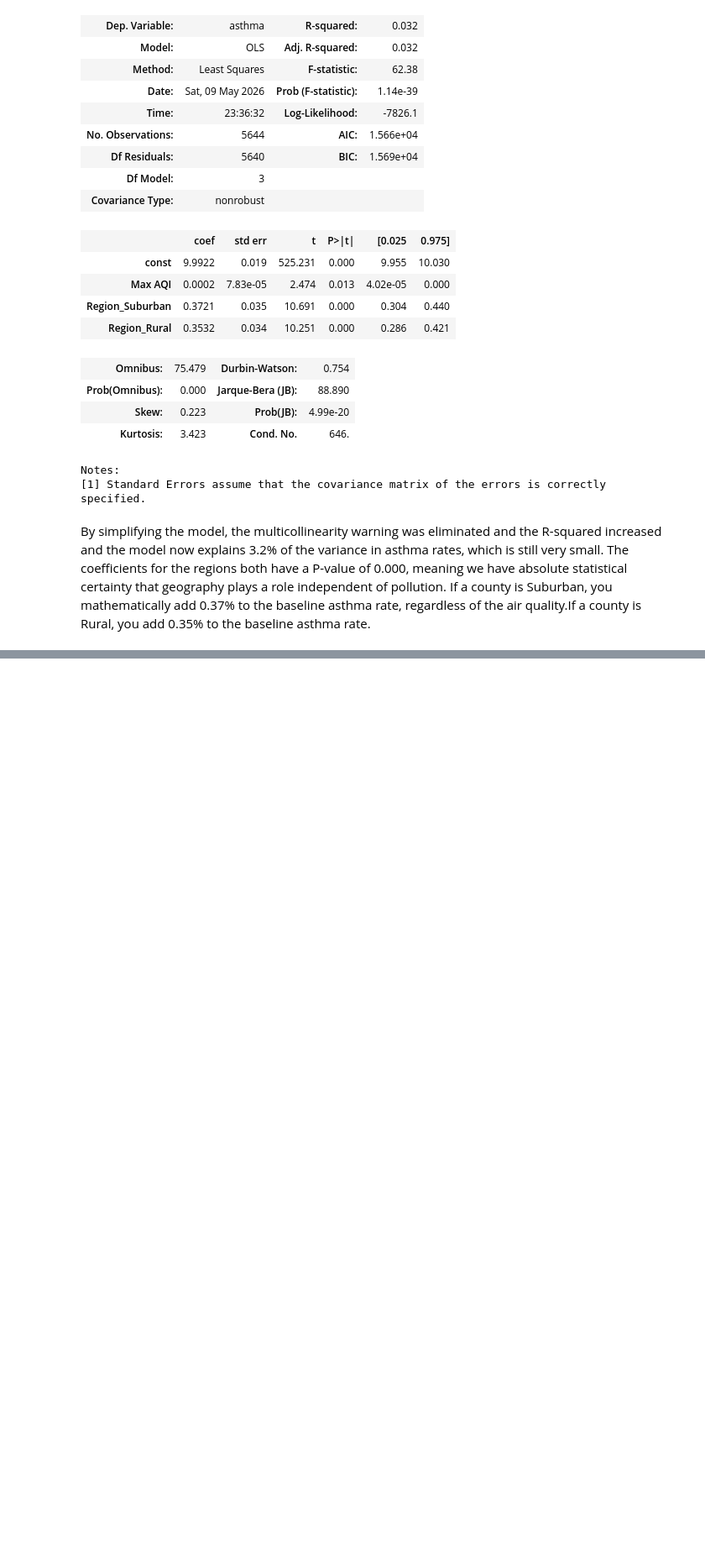
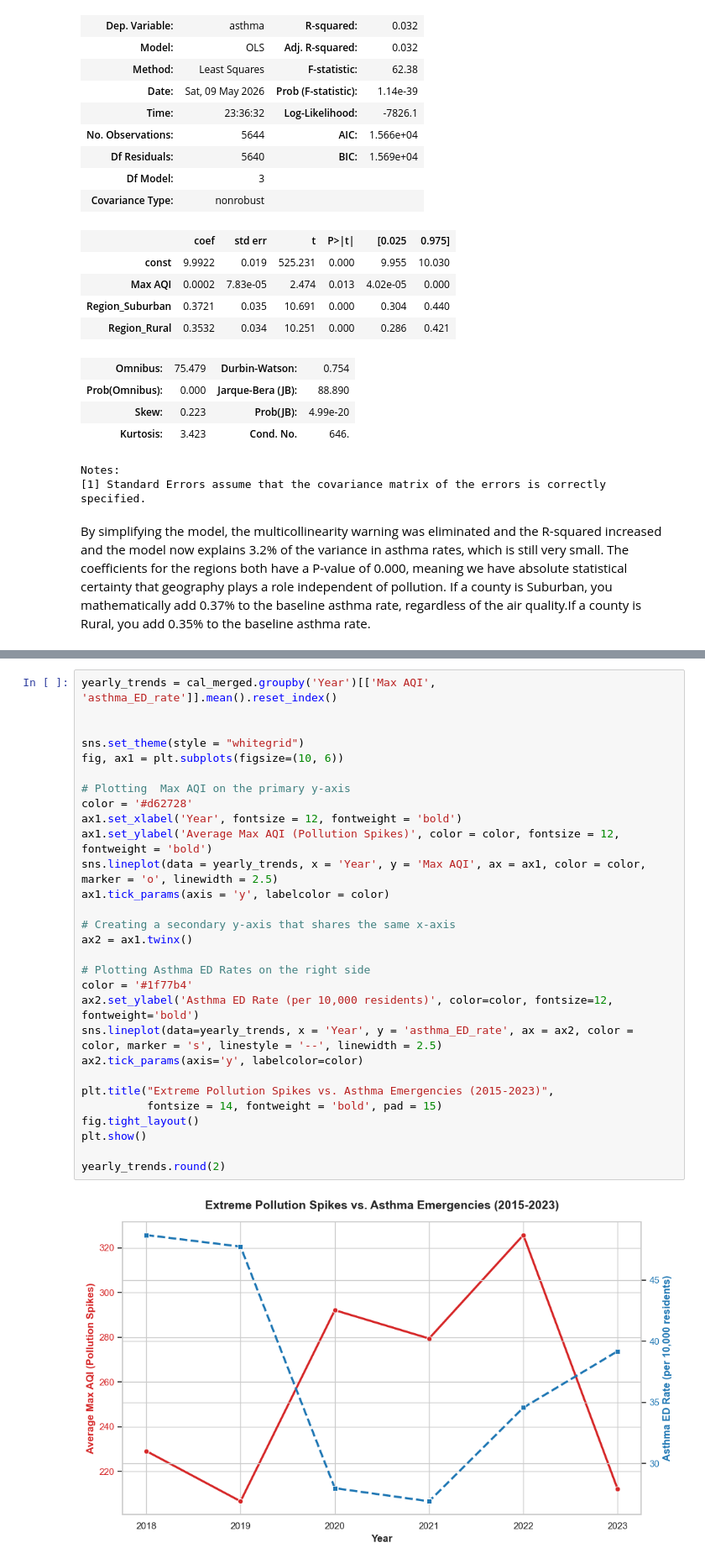
Before and after one commit to KalinaMarkova/data_science_course_project, a Jupyter notebook: The Impact of Air Pollution on Asthma A Regression Analysis.ipynb, the cells around one changed output, grey strips where cells are left out. Shown at 84% size. Cells and saved outputs as stored; diff of their text form; blank space fills up the shorter version.

```diff
--- a/The Impact of Air Pollution on Asthma A Regression Analysis.ipynb
+++ b/The Impact of Air Pollution on Asthma A Regression Analysis.ipynb
@@ -1551,0 +1642,31 @@ By simplifying the model, the multicollinearity warning was eliminated and the R
+# %%
+yearly_trends = cal_merged.groupby('Year')[['Max AQI', 'asthma_ED_rate']].mean().reset_index()
+
+
+sns.set_theme(style = "whitegrid")
+fig, ax1 = plt.subplots(figsize=(10, 6))
+
+# Plotting  Max AQI on the primary y-axis
+color = '#d62728'
+ax1.set_xlabel('Year', fontsize = 12, fontweight = 'bold')
+ax1.set_ylabel('Average Max AQI (Pollution Spikes)', color = color, fontsize = 12, fontweight = 'bold')
+sns.lineplot(data = yearly_trends, x = 'Year', y = 'Max AQI', ax = ax1, color = color, marker = 'o', linewidth = 2.5)
+ax1.tick_params(axis = 'y', labelcolor = color)
+
+# Creating a secondary y-axis that shares the same x-axis
+ax2 = ax1.twinx()
+
+# Plotting Asthma ED Rates on the right side
+color = '#1f77b4'
+ax2.set_ylabel('Asthma ED Rate (per 10,000 residents)', color=color, fontsize=12, fontweight='bold')
+sns.lineplot(data=yearly_trends, x = 'Year', y = 'asthma_ED_rate', ax = ax2, color = color, marker = 's', linestyle = '--', linewidth = 2.5)
+ax2.tick_params(axis='y', labelcolor=color)
+
+plt.title("Extreme Pollution Spikes vs. Asthma Emergencies (2015-2023)",
+          fontsize = 14, fontweight = 'bold', pad = 15)
+fig.tight_layout()
+plt.show()
+
+yearly_trends.round(2)
+# %% [output]
+[figure, added]
```
Also changed, not shown: parts of 11 cells of this notebook.
